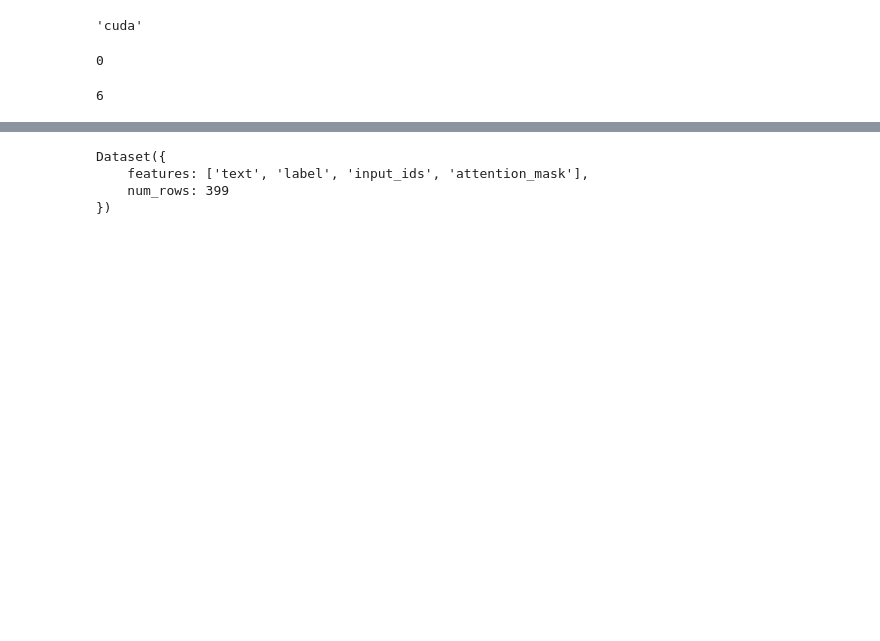
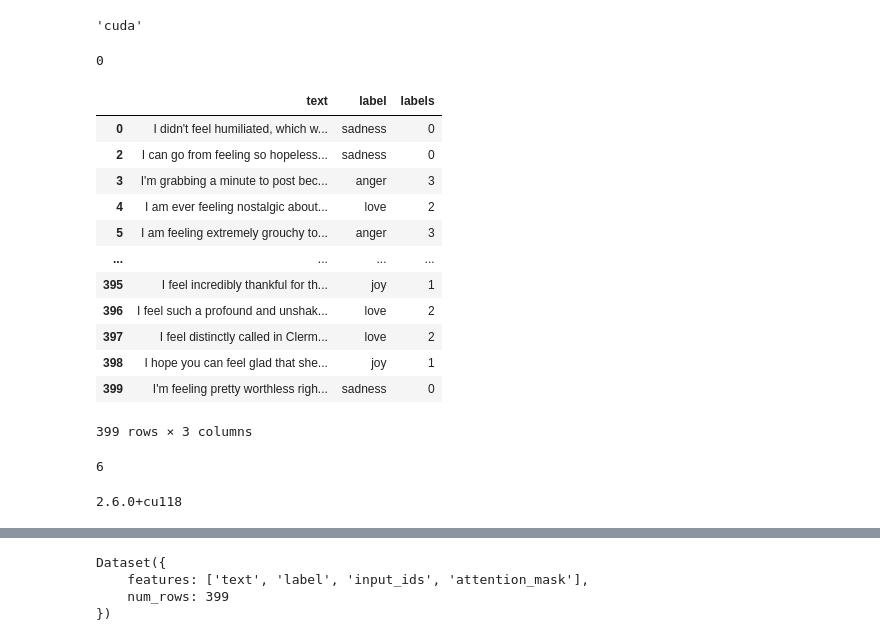
Before and after one commit to Aryan-coder-student/InnerFeelings, a Jupyter notebook: models/text/notebooks/text_model.ipynb, the cells around one changed output, grey strips where cells are left out. Saved outputs shown, nothing was run; the diff lists cells and outputs as text; code cells hidden in the pictures; blank space fills up the shorter version.

```diff
--- a/models/text/notebooks/text_model.ipynb
+++ b/models/text/notebooks/text_model.ipynb
@@ -127,3 +127,19 @@ test_dataset.set_format(
 )
+# %%
+train_data
+# %% [output]
+|  | text | label | labels |
+| 0 | I didn't feel humiliated, which w... | sadness | 0 |
+| 2 | I can go from feeling so hopeless... | sadness | 0 |
+| 3 | I'm grabbing a minute to post bec... | anger | 3 |
+| 4 | I am ever feeling nostalgic about... | love | 2 |
+| 5 | I am feeling extremely grouchy to... | anger | 3 |
+| ... | ... | ... | ... |
+| 395 | I feel incredibly thankful for th... | joy | 1 |
+| 396 | I feel such a profound and unshak... | love | 2 |
+| 397 | I feel distinctly called in Clerm... | love | 2 |
+| 398 | I hope you can feel glad that she... | joy | 1 |
+| 399 | I'm feeling pretty worthless righ... | sadness | 0 |
+399 rows × 3 columns
 # %%
 from datasets import Value
@@ -146,3 +164,8 @@ bnb_config = BitsAndBytesConfig(
+# %%
+import torch
+print(torch.__version__)
+# %% [output]
+2.6.0+cu118
 # %%
 robert_model = AutoModelForSequenceClassification.from_pretrained(
     model_id,
```
Also changed, not shown: parts of 14 cells of this notebook, 1 other file.
